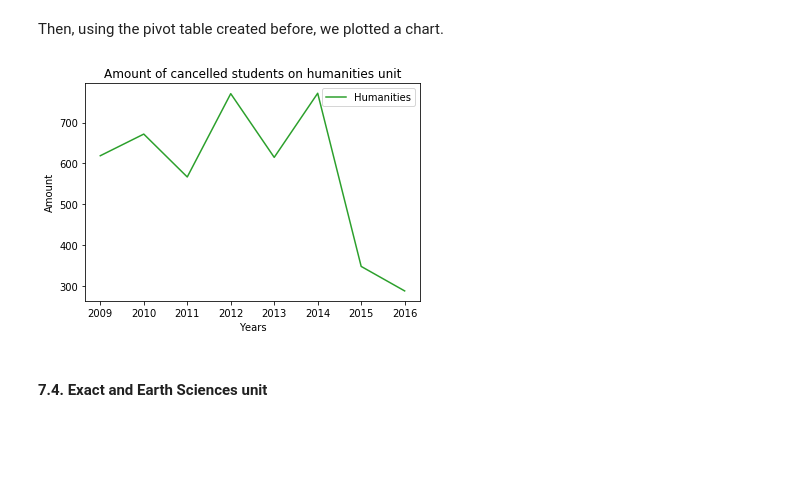
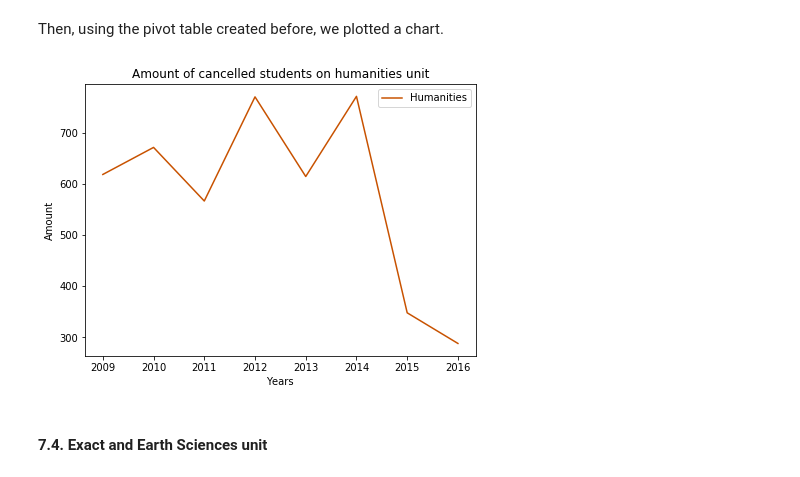
Before and after one commit to bigodel/UFRN-course-analysis, a Jupyter notebook: course_analysis.ipynb, the cells around one changed output. Cells and saved outputs as stored; diff of their text form; code cells hidden in the pictures; blank space fills up the shorter version.

Commit message:
Adding each units chart

```diff
--- a/course_analysis.ipynb
+++ b/course_analysis.ipynb
@@ -324,15 +324,16 @@ h
 # %% [markdown]
 Then, using the pivot table created before, we plotted a chart.
 # %%
+plt.figure(figsize=(7, 5))
 plt.plot(h['ano_ingresso'],
-         h['amount'], c=_green, label='Humanities')
+         h['amount'], c=_orange, label='Humanities')
 plt.legend(loc='best')
 plt.xlabel('Years')
 plt.ylabel('Amount')
 plt.title('Amount of cancelled students on humanities unit')
 plt.show()
 # %% [output]
-[figure, old version]
+[figure, new version]
 # %% [markdown]
 #### 7.4. Exact and Earth Sciences unit ###
 # %% [markdown]
```
Also changed, not shown: parts of 5 cells of this notebook.
